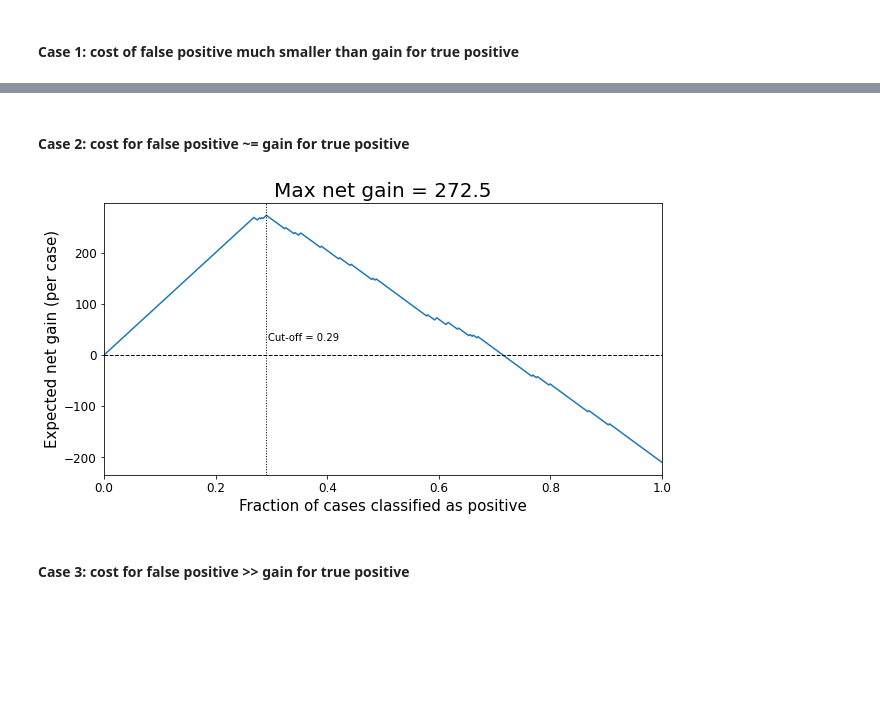
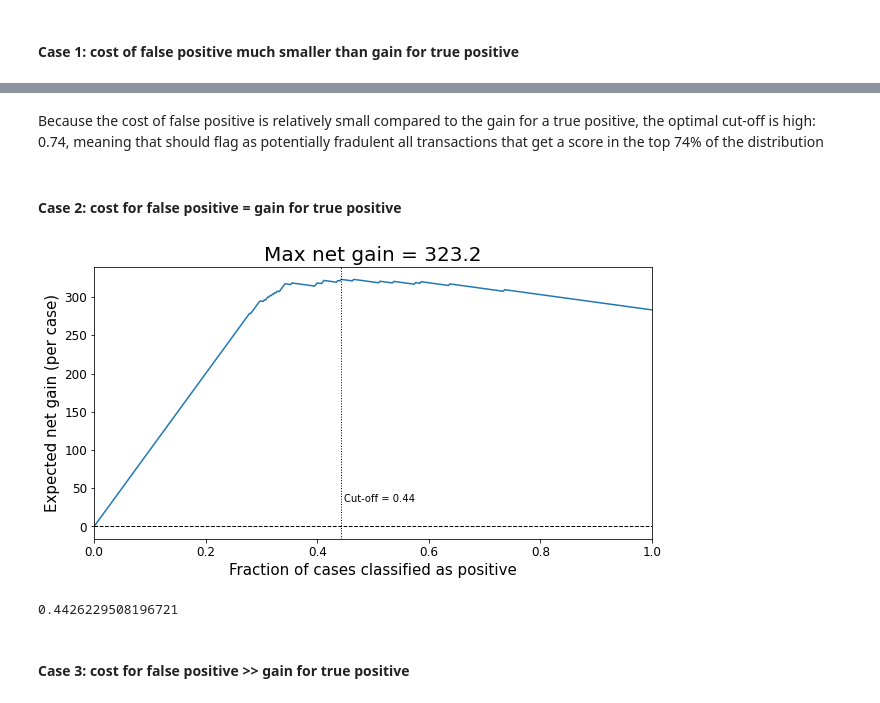
Before and after one commit to nmusmeci/classifier-cutoff-calculator, a Jupyter notebook: notebooks/Tutorial.ipynb, the cells around one changed output, grey strips where cells are left out. Drawn from its saved outputs; the diff is of its cells as text; code cells hidden in the pictures; blank space fills up the shorter version.

```diff
--- a/notebooks/Tutorial.ipynb
+++ b/notebooks/Tutorial.ipynb
@@ -105,14 +122,20 @@ plot_net_gain_curve(expected_net_gain_series_lr,figsize=(10,5))
+# %% [markdown]
+Because the cost of false positive is relatively small compared to the gain for a true positive, the optimal cut-off is high: 0.74, meaning that should flag as potentially fradulent all transactions that get a score in the top 74% of the distribution
 # %% [markdown]
-#### Case 2: cost for false positive ~= gain for true positive
+#### Case 2: cost for false positive = gain for true positive
 # %%
 tp_gain = 1000.
-fp_cost = 800.
+fp_cost = 100.
 
 expected_net_gain_series_lr, expected_net_gain_max_lr, optimal_threshold_lr = \
     net_gain_curve(y_test, y_score_lr, tp_gain, fp_cost)
 
 plot_net_gain_curve(expected_net_gain_series_lr,figsize=(10,5))
 # %% [output]
-[figure, old version]
+[figure, new version]
+# %%
+optimal_threshold_lr
+# %% [output]
+0.4426229508196721
 # %% [markdown]
 #### Case 3: cost for false positive >> gain for true positive
```
Also changed, not shown: parts of 25 cells of this notebook.
